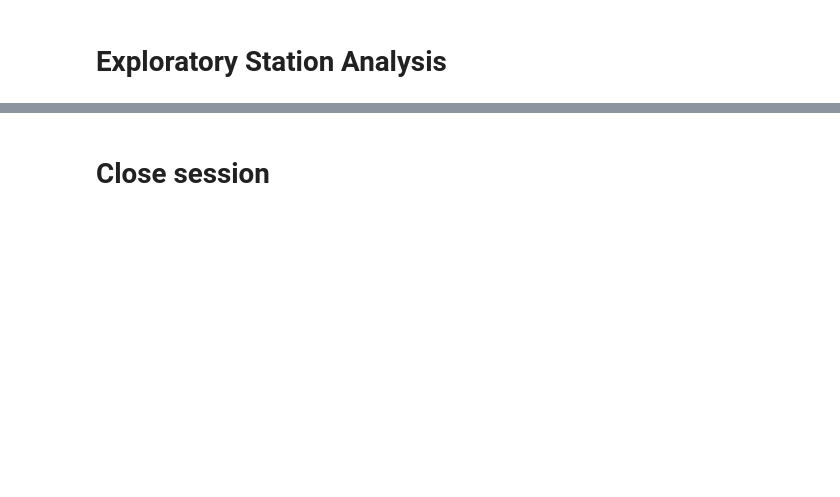
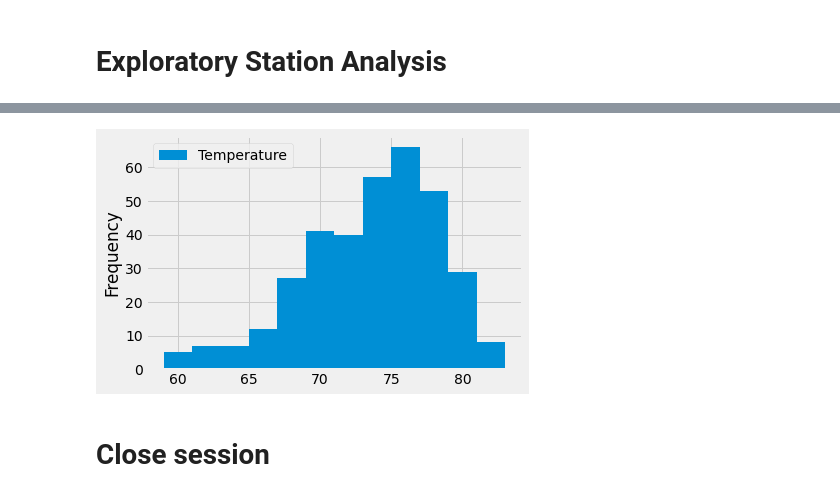
Before and after one commit to halpeter/sqlalchemy-analysis, a Jupyter notebook: climate_starter.ipynb, the cells around one changed output, grey strips where cells are left out. Drawn from its saved outputs; the diff is of its cells as text; code cells hidden in the pictures; blank space fills up the shorter version.

```diff
--- a/climate_starter.ipynb
+++ b/climate_starter.ipynb
@@ -103,2 +144,6 @@ session.query(Measurement.date, Measurement.prcp).\
 # %%
 # Using the most active station id from the previous query, calculate the lowest, highest, and average temperature.
+pop_station = 'USC00519281'
+pop_station_stats = session.query(func.min(Measurement.tobs), func.max(Measurement.tobs),
+func.avg(Measurement.tobs)).filter(Measurement.station == pop_station).all()
+print(f"The {pop_station} station's lowest, highest, and average temperatures are {pop_station_stats}.")
@@ -105,3 +152,8 @@ session.query(Measurement.date, Measurement.prcp).\
 # %%
 # Using the most active station id
-# Query the last 12 months of temperature observation data for this station and plot the results as a histogram
+# Query the last 12 months of temperature observation data for this station  Measurement.date,     .order_by(Measurement.date)
+pop_station_year = session.query(Measurement.tobs).\
+    filter(Measurement.date >= year_ago).\
+    filter(Measurement.station == pop_station).all()
+station_df = pd.DataFrame(pop_station_year, columns=['Temperature'])
+station_df.head()
@@ -108,3 +167,10 @@ session.query(Measurement.date, Measurement.prcp).\
+# %%
+#Plot the results from pop_station_year in a histogram
+histogram = station_df.plot.hist(bins=12)
+plt.savefig('MostPopStationTemps_Histogram.png')
+plt.show()
+# %% [output]
+[figure, added]
 # %% [markdown]
 # Close session
 # %%
```
Also changed, not shown: parts of 7 cells of this notebook, 2 other files.
